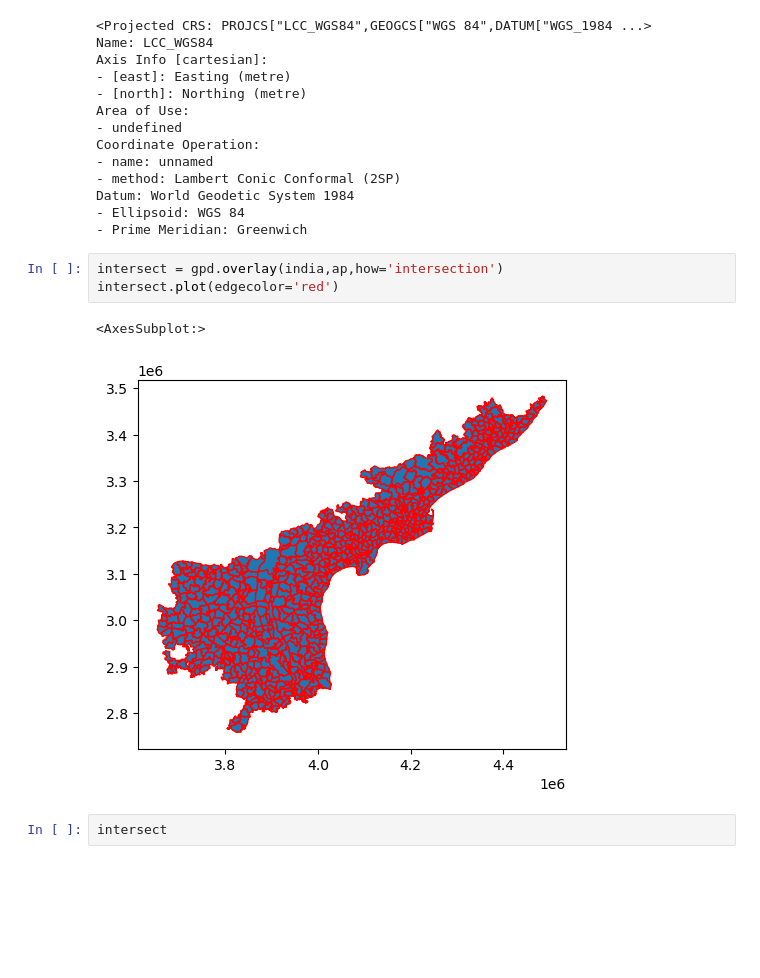
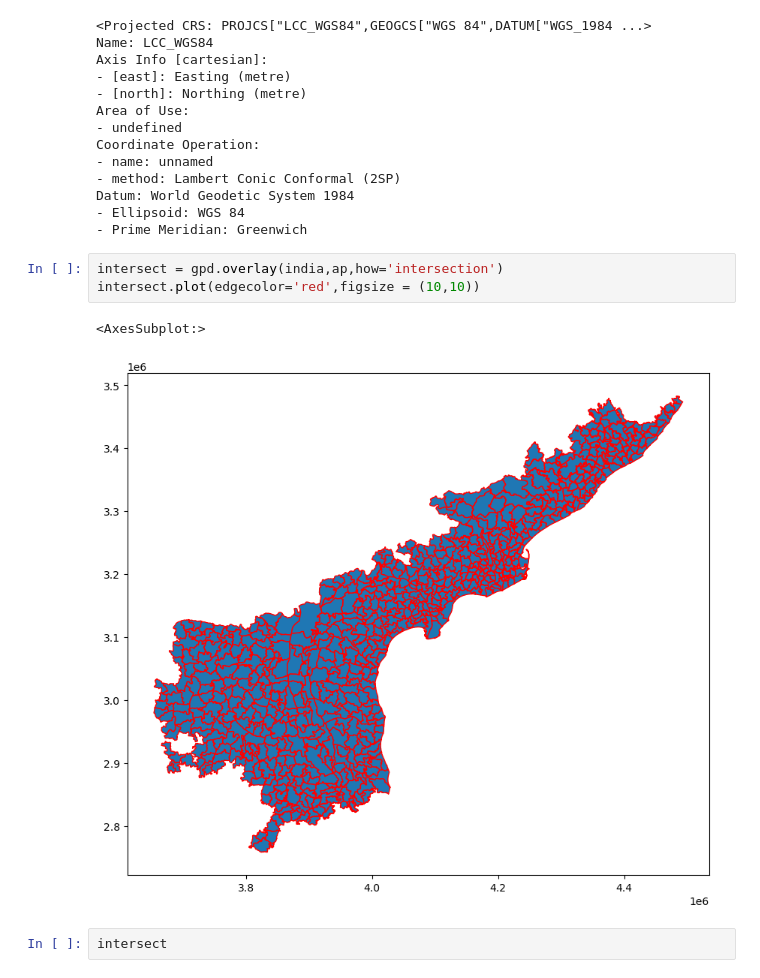
Before and after one commit to Anandpiyush21/Geospatial, a Jupyter notebook: geopandas_India.ipynb, the cells around one changed output. Drawn from its saved outputs; the diff is of its cells as text; blank space fills up the shorter version.

```diff
--- a/geopandas_India.ipynb
+++ b/geopandas_India.ipynb
@@ -92,10 +92,10 @@ Datum: World Geodetic System 1984
 - Prime Meridian: Greenwich
 # %%
 intersect = gpd.overlay(india,ap,how='intersection')
-intersect.plot(edgecolor='red')
+intersect.plot(edgecolor='red',figsize = (10,10))
 # %% [output]
 <AxesSubplot:>
-[figure, old version]
+[figure, new version]
 # %%
 intersect
 # %% [output]
```
Also changed, not shown: parts of 2 cells of this notebook, 6 other files.
